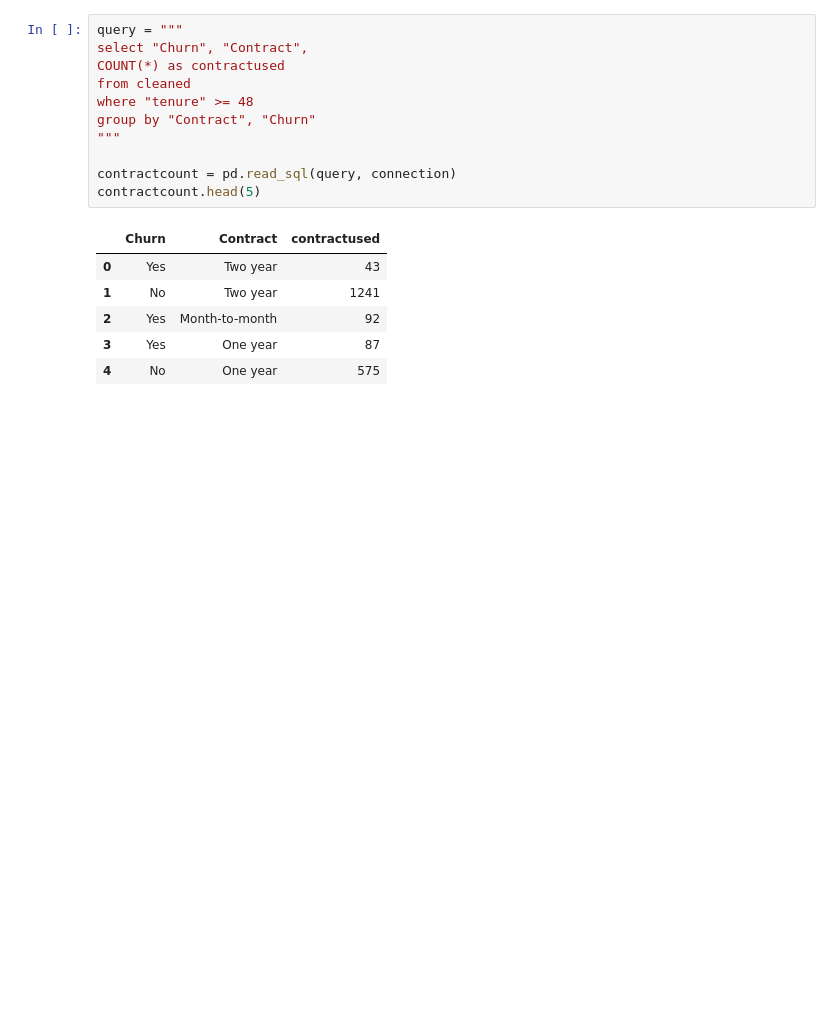
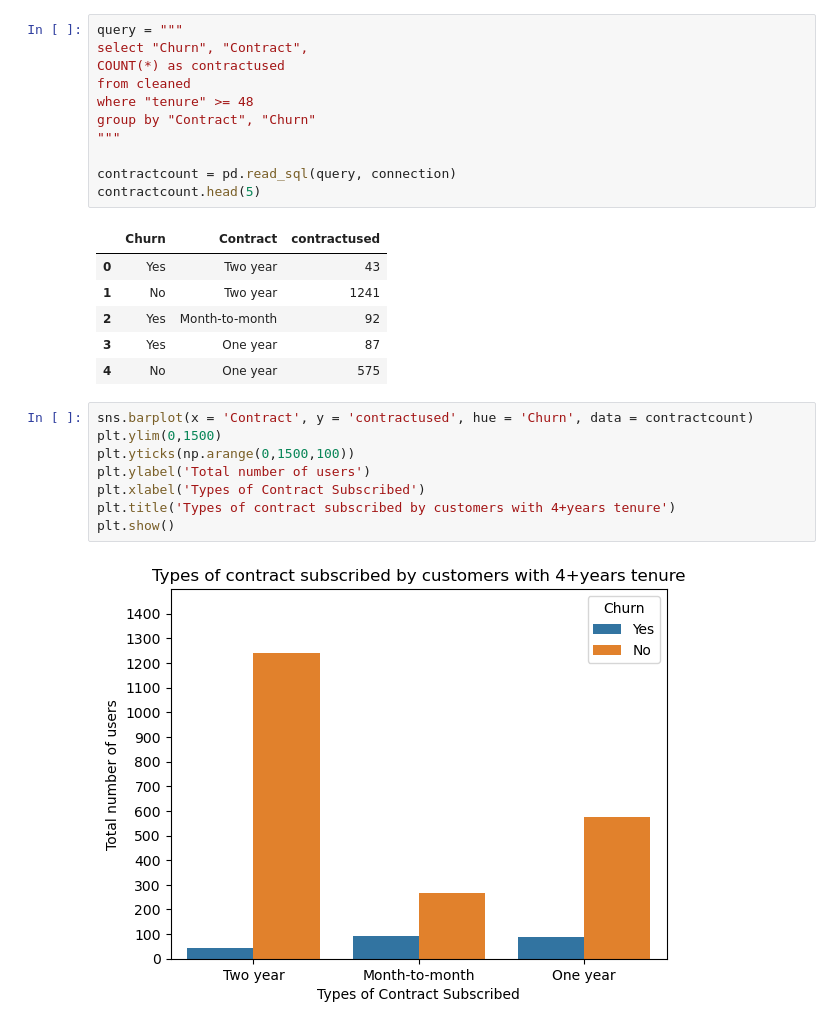
Before and after one commit to suzaladhikari/customer_churn-, a Jupyter notebook: EDA/eda.ipynb, the cells around one changed output. Drawn from its saved outputs; the diff is of its cells as text; blank space fills up the shorter version.

Commit message:
plotted the graph of types of contract used

```diff
--- a/EDA/eda.ipynb
+++ b/EDA/eda.ipynb
@@ -636,3 +636,13 @@ contractcount.head(5)
 | 2 | Yes | Month-to-month | 92 |
 | 3 | Yes | One year | 87 |
 | 4 | No | One year | 575 |
+# %%
+sns.barplot(x = 'Contract', y = 'contractused', hue = 'Churn', data = contractcount)
+plt.ylim(0,1500)
+plt.yticks(np.arange(0,1500,100))
+plt.ylabel('Total number of users')
+plt.xlabel('Types of Contract Subscribed')
+plt.title('Types of contract subscribed by customers with 4+years tenure')
+plt.show()
+# %% [output]
+[figure, added]
```
